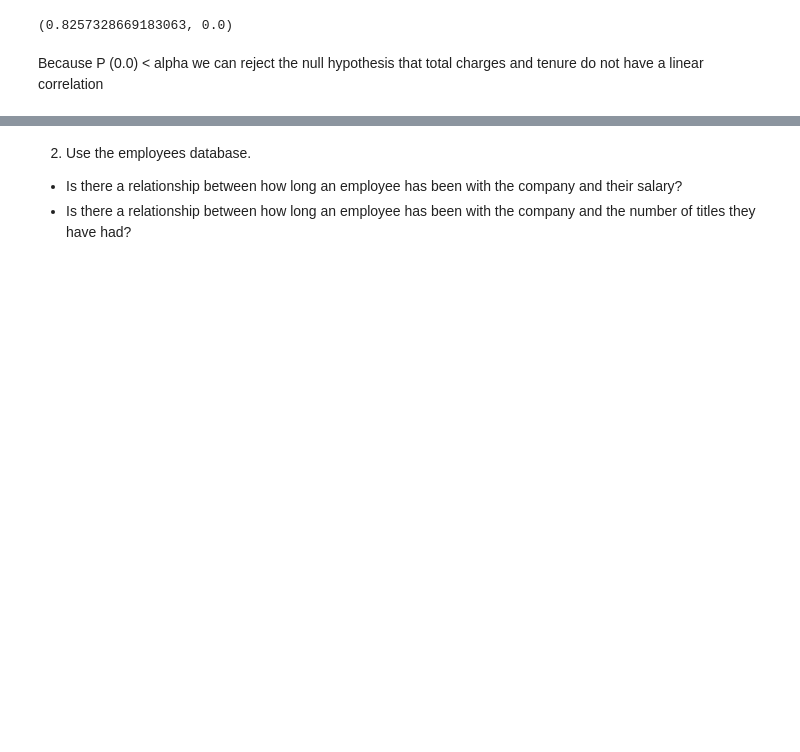
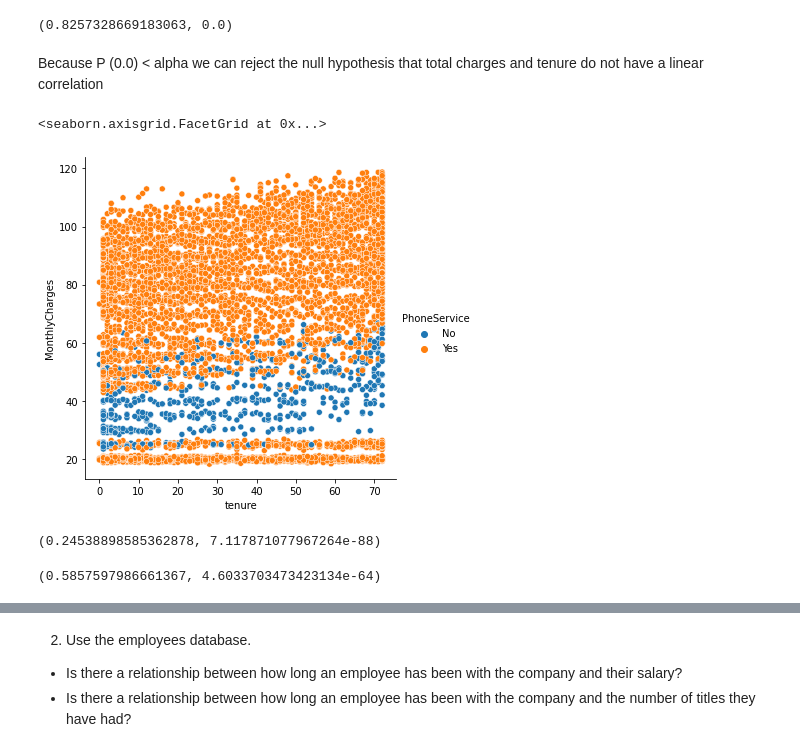
Before and after one commit to ArnolValadez/statistics-exercises, a Jupyter notebook: hypothesis_testing.ipynb, the cells around one changed output, grey strips where cells are left out. Saved outputs shown, nothing was run; the diff lists cells and outputs as text; code cells hidden in the pictures; blank space fills up the shorter version.

```diff
--- a/hypothesis_testing.ipynb
+++ b/hypothesis_testing.ipynb
@@ -218,3 +218,9 @@ corr, p
 (0.8257328669183063, 0.0)
 # %% [markdown]
 Because P (0.0) < alpha we can reject the null hypothesis that total charges and tenure do not have a linear correlation
+# %%
+df = pd.read_csv('Cust_churn_Telco.csv')
+sns.relplot(x='tenure', y='MonthlyCharges', hue='PhoneService', data=df)
+# %% [output]
+<seaborn.axisgrid.FacetGrid at 0x...>
+[figure, added]
@@ -220,0 +235,10 @@ Because P (0.0) < alpha we can reject the null hypothesis that total charges and
+# %%
+r, p = stats.pearsonr(x_phone_tenure, y_phone_monthlycharges)
+r, p
+# %% [output]
+(0.24538898585362878, 7.117871077967264e-88)
+# %%
+r, p = stats.pearsonr(x_no_phone_tenure, y_no_phone_monthlycharges)
+r, p
+# %% [output]
+(0.5857597986661367, 4.6033703473423134e-64)
```
Also changed, not shown: parts of 8 cells of this notebook.
